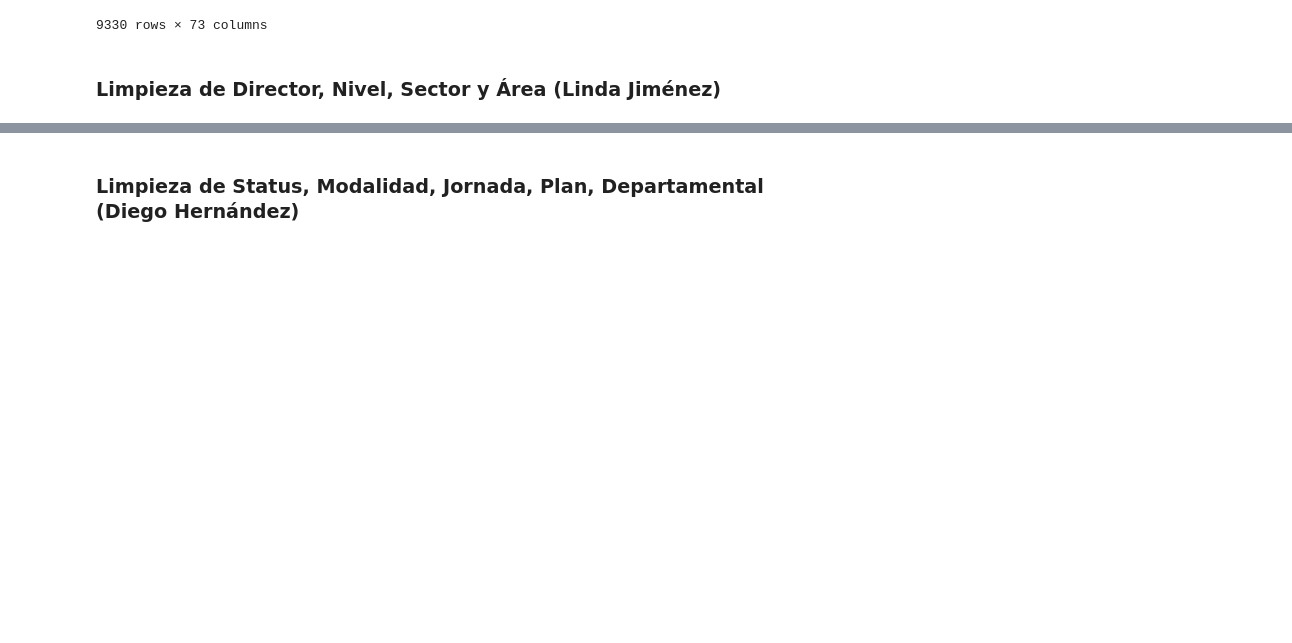
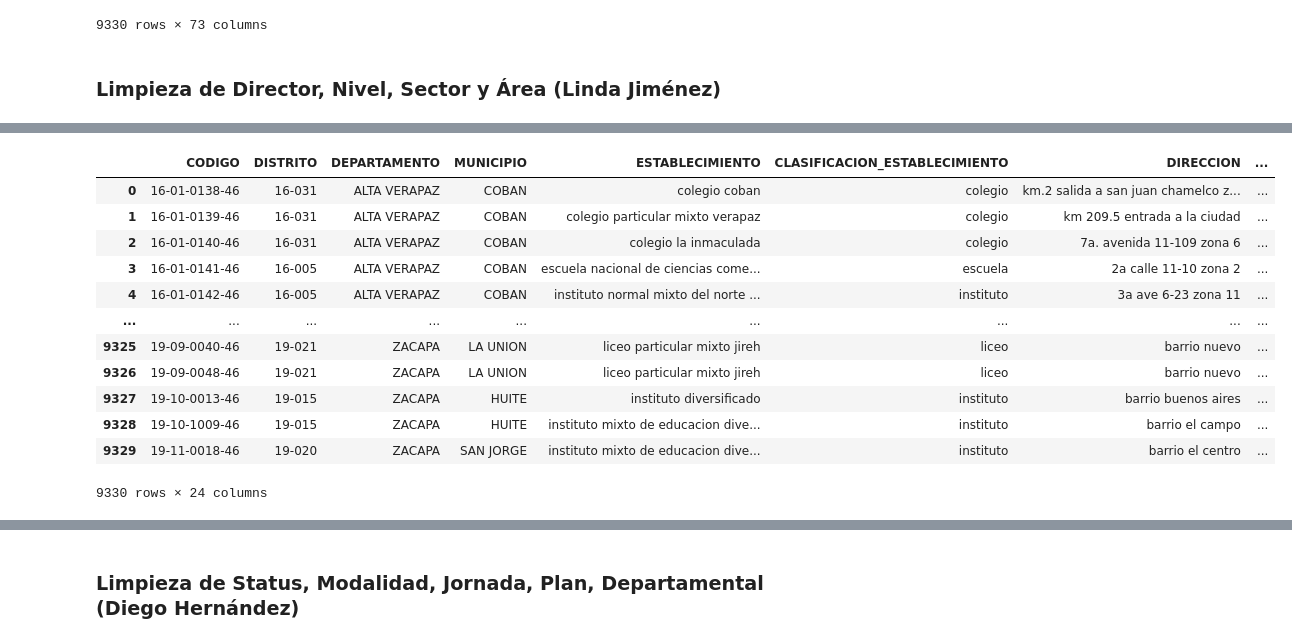
Before and after one commit to Dahernandezsilve/DataScience_Proyecto1, a Jupyter notebook: Proyecto01.ipynb, the cells around one changed output, grey strips where cells are left out. Drawn from its saved outputs; the diff is of its cells as text; code cells hidden in the pictures; blank space fills up the shorter version.

```diff
--- a/Proyecto01.ipynb
+++ b/Proyecto01.ipynb
@@ -833,3 +842,41 @@ df['DIRECTOR'] = df['DIRECTOR'].fillna('DESCONOCIDO')
+# %%
+import re
+
+# Función para limpiar las cadenas
+def limpiar_director(valor):
+    if isinstance(valor, str):
+        # Reemplazar valores específicos como 'SIN DATO' y cadenas vacías
+        if valor in ['SIN DATO', '']:
+            return 'DESCONOCIDO'
+        # Eliminar cualquier guion si hay letras en la cadena
+        if re.search(r'[a-zA-Z]', valor):
+            return re.sub(r'-+', '', valor)  # Eliminar solo guiones
+        else:
+            return 'DESCONOCIDO'  # Reemplazar valores que solo contienen guiones
+    return valor
+
+# Aplicar la función al DataFrame
+df['DIRECTOR'] = df['DIRECTOR'].apply(limpiar_director)
+
+# Reemplazar NaN con 'DESCONOCIDO' (si es necesario)
+df['DIRECTOR'] = df['DIRECTOR'].fillna('DESCONOCIDO')
+
+# Imprimir el DataFrame final
+df
+# %% [output]
+|  | CODIGO | DISTRITO | DEPARTAMENTO | MUNICIPIO | ESTABLECIMIENTO | CLASIFICACION_ESTABLECIMIENTO | DIRECCION | ... |
+| 0 | 16-01-0138-46 | 16-031 | ALTA VERAPAZ | COBAN | colegio coban | colegio | km.2 salida a san juan chamelco z... | ... |
+| 1 | 16-01-0139-46 | 16-031 | ALTA VERAPAZ | COBAN | colegio particular mixto verapaz | colegio | km 209.5 entrada a la ciudad | ... |
+| 2 | 16-01-0140-46 | 16-031 | ALTA VERAPAZ | COBAN | colegio la inmaculada | colegio | 7a. avenida 11-109 zona 6 | ... |
+| 3 | 16-01-0141-46 | 16-005 | ALTA VERAPAZ | COBAN | escuela nacional de ciencias come... | escuela | 2a calle 11-10 zona 2 | ... |
+| 4 | 16-01-0142-46 | 16-005 | ALTA VERAPAZ | COBAN | instituto normal mixto del norte ... | instituto | 3a ave 6-23 zona 11 | ... |
+| ... | ... | ... | ... | ... | ... | ... | ... | ... |
+| 9325 | 19-09-0040-46 | 19-021 | ZACAPA | LA UNION | liceo particular mixto jireh | liceo | barrio nuevo | ... |
+| 9326 | 19-09-0048-46 | 19-021 | ZACAPA | LA UNION | liceo particular mixto jireh | liceo | barrio nuevo | ... |
+| 9327 | 19-10-0013-46 | 19-015 | ZACAPA | HUITE | instituto diversificado | instituto | barrio buenos aires | ... |
+| 9328 | 19-10-1009-46 | 19-015 | ZACAPA | HUITE | instituto mixto de educacion dive... | instituto | barrio el campo | ... |
+| 9329 | 19-11-0018-46 | 19-020 | ZACAPA | SAN JORGE | instituto mixto de educacion dive... | instituto | barrio el centro | ... |
+9330 rows × 24 columns
 # %%
 filtro = df[df['AREA'] == 'SIN ESPECIFICAR']
 valores_a_reemplazar = "SIN ESPECIFICAR"
```
Also changed, not shown: parts of 6 cells of this notebook, 1 other file.
